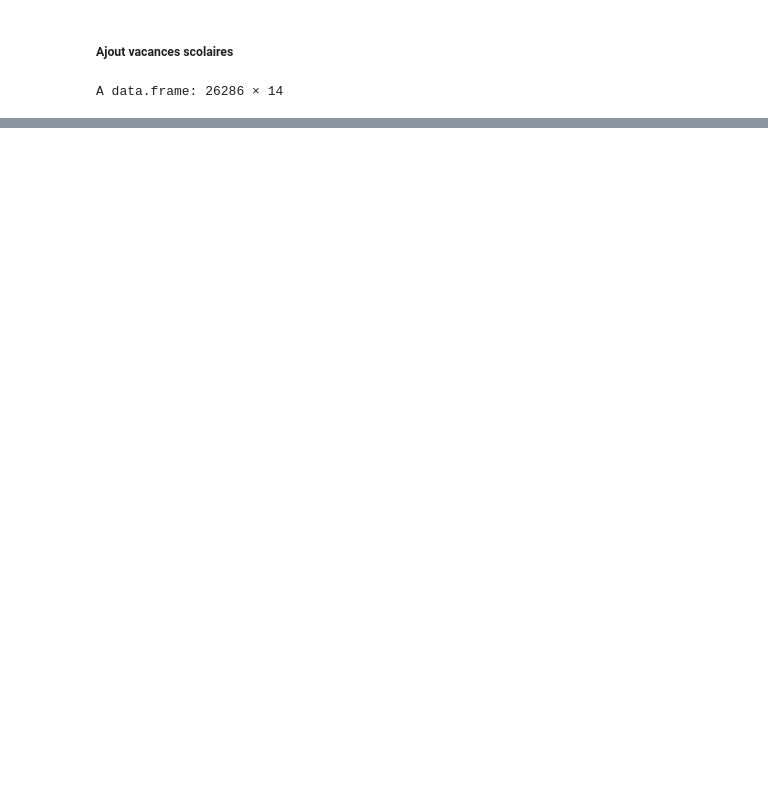
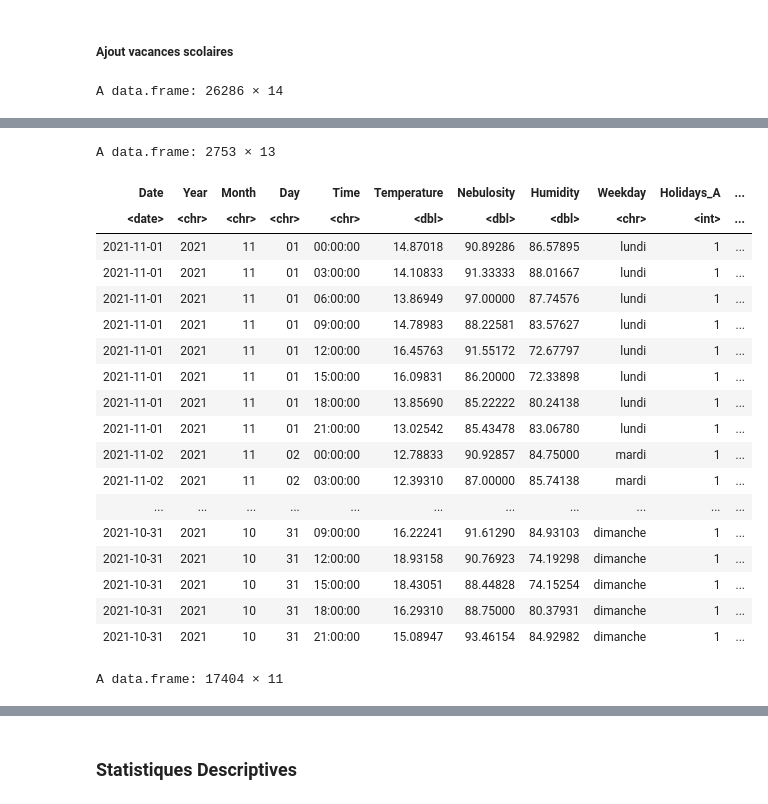
Before and after one commit to PaulineMendras/Seminaire-Modelisation-Stat, a Jupyter notebook: Notebook.ipynb, the cells around one changed output, grey strips where cells are left out. Drawn from its saved outputs; the diff is of its cells as text; code cells hidden in the pictures; blank space fills up the shorter version.

Commit message:
Nettoyage data_test et benchmark

```diff
--- a/Notebook.ipynb
+++ b/Notebook.ipynb
@@ -117,7 +92,12 @@ Joining, by = "Date"
 # %%
 data_train$nom_jour_ferie[is.character(data_train$nom_jour_ferie) & is.na(data_train$nom_jour_ferie)] = 0
 data_train = rename(data_train, jour_ferie = nom_jour_ferie)
-data_train
+
+data_test$nom_jour_ferie[is.character(data_test$nom_jour_ferie) & is.na(data_test$nom_jour_ferie)] = 0
+data_test = rename(data_test, jour_ferie = nom_jour_ferie)
+
+benchmark$nom_jour_ferie[is.character(benchmark$nom_jour_ferie) & is.na(benchmark$nom_jour_ferie)] = 0
+benchmark = rename(benchmark, jour_ferie = nom_jour_ferie)
 # %% [output]
 A data.frame: 26286 × 11
 | Date | Year | Month | Day | Time | Consumption | Temperature | Nebulosity | Humidity | Weekday | ... |
@@ -154,32 +134,73 @@ holidays = rename(holidays,Holidays_B=vacances_zone_b)
 holidays = rename(holidays,Holidays_C=vacances_zone_c)
 # %%
 data_train = left_join(data_train,holidays,"Date")
+
+data_test = left_join(data_test,holidays,"Date")
+
+benchmark = left_join(benchmark,holidays,"Date")
 # %%
 data_train$Holidays_A <- as.integer(as.logical(data_train$Holidays_A))
 data_train$Holidays_B <- as.integer(as.logical(data_train$Holidays_B))
 data_train$Holidays_C <- as.integer(as.logical(data_train$Holidays_C))
+
+data_test$Holidays_A <- as.integer(as.logical(data_test$Holidays_A))
+data_test$Holidays_B <- as.integer(as.logical(data_test$Holidays_B))
+data_test$Holidays_C <- as.integer(as.logical(data_test$Holidays_C))
+
+benchmark$Holidays_A <- as.integer(as.logical(benchmark$Holidays_A))
+benchmark$Holidays_B <- as.integer(as.logical(benchmark$Holidays_B))
+benchmark$Holidays_C <- as.integer(as.logical(benchmark$Holidays_C))
 # %%
 data_train$Holidays <- 0
 data_train$Holidays[data_train$Holidays_A==1 | data_train$Holidays_B==1 | data_train$Holidays_B==1] <- 1
+
+data_test$Holidays <- 0
+data_test$Holidays[data_test$Holidays_A==1 | data_test$Holidays_B==1 | data_test$Holidays_B==1] <- 1
+
+benchmark$Holidays <- 0
+benchmark$Holidays[benchmark$Holidays_A==1 | benchmark$Holidays_B==1 | benchmark$Holidays_B==1] <- 1
 # %%
+#Check
 data_train
+data_test
+benchmark
 # %% [output]
 A data.frame: 26286 × 14
 | Date | Year | Month | Day | Time | Consumption | Temperature | Nebulosity | Humidity | Weekday | ... |
 | <date> | <chr> | <chr> | <chr> | <chr> | <int> | <dbl> | <dbl> | <dbl> | <chr> | ... |
 | 2012-01-01 | 2012 | 01 | 01 | 00:00:00 | 58315 | 13.443860 | 87.50000 | 87.64912 | dimanche | ... |
 | 2012-01-01 | 2012 | 01 | 01 | 03:00:00 | 52496 | 13.370175 | 76.35135 | 88.26786 | dimanche | ... |
 | 2012-01-01 | 2012 | 01 | 01 | 06:00:00 | 45827 | 13.743103 | 78.10638 | 88.19298 | dimanche | ... |
 | 2012-01-01 | 2012 | 01 | 01 | 09:00:00 | 45730 | 13.669643 | 81.27660 | 87.80000 | dimanche | ... |
 | 2012-01-01 | 2012 | 01 | 01 | 12:00:00 | 50975 | 15.675439 | 80.00000 | 81.67857 | dimanche | ... |
 | 2012-01-01 | 2012 | 01 | 01 | 15:00:00 | 49148 | 15.442857 | 83.37209 | 80.67857 | dimanche | ... |
 | 2012-01-01 | 2012 | 01 | 01 | 18:00:00 | 54425 | 13.592727 | 86.32353 | 85.25455 | dimanche | ... |
 | 2012-01-01 | 2012 | 01 | 01 | 21:00:00 | 56054 | 12.868421 | 88.63636 | 87.61404 | dimanche | ... |
 | 2012-01-02 | 2012 | 01 | 02 | 00:00:00 | 55164 | 11.869091 | 87.61290 | 88.10909 | lundi | ... |
 | 2012-01-02 | 2012 | 01 | 02 | 03:00:00 | 48201 | 11.712727 | 82.83784 | 87.92727 | lundi | ... |
 | ... | ... | ... | ... | ... | ... | ... | ... | ... | ... | ... |
 | 2020-12-31 | 2020 | 12 | 31 | 09:00:00 | 66832 | 9.335593 | 92.45946 | 83.01695 | jeudi | ... |
 | 2020-12-31 | 2020 | 12 | 31 | 12:00:00 | 70123 | 10.893220 | 90.71429 | 77.42373 | jeudi | ... |
 | 2020-12-31 | 2020 | 12 | 31 | 15:00:00 | 66441 | 11.127119 | 87.66667 | 75.91525 | jeudi | ... |
 | 2020-12-31 | 2020 | 12 | 31 | 18:00:00 | 69527 | 9.151724 | 91.48148 | 82.18966 | jeudi | ... |
 | 2020-12-31 | 2020 | 12 | 31 | 21:00:00 | 65608 | 8.137931 | 91.93548 | 86.32759 | jeudi | ... |
+A data.frame: 2753 × 13
+| Date | Year | Month | Day | Time | Temperature | Nebulosity | Humidity | Weekday | Holidays_A | ... |
+| <date> | <chr> | <chr> | <chr> | <chr> | <dbl> | <dbl> | <dbl> | <chr> | <int> | ... |
+| 2021-11-01 | 2021 | 11 | 01 | 00:00:00 | 14.87018 | 90.89286 | 86.57895 | lundi | 1 | ... |
+| 2021-11-01 | 2021 | 11 | 01 | 03:00:00 | 14.10833 | 91.33333 | 88.01667 | lundi | 1 | ... |
+| 2021-11-01 | 2021 | 11 | 01 | 06:00:00 | 13.86949 | 97.00000 | 87.74576 | lundi | 1 | ... |
+| 2021-11-01 | 2021 | 11 | 01 | 09:00:00 | 14.78983 | 88.22581 | 83.57627 | lundi | 1 | ... |
+| 2021-11-01 | 2021 | 11 | 01 | 12:00:00 | 16.45763 | 91.55172 | 72.67797 | lundi | 1 | ... |
+| 2021-11-01 | 2021 | 11 | 01 | 15:00:00 | 16.09831 | 86.20000 | 72.33898 | lundi | 1 | ... |
+| 2021-11-01 | 2021 | 11 | 01 | 18:00:00 | 13.85690 | 85.22222 | 80.24138 | lundi | 1 | ... |
+| 2021-11-01 | 2021 | 11 | 01 | 21:00:00 | 13.02542 | 85.43478 | 83.06780 | lundi | 1 | ... |
+| 2021-11-02 | 2021 | 11 | 02 | 00:00:00 | 12.78833 | 90.92857 | 84.75000 | mardi | 1 | ... |
+| 2021-11-02 | 2021 | 11 | 02 | 03:00:00 | 12.39310 | 87.00000 | 85.74138 | mardi | 1 | ... |
+| ... | ... | ... | ... | ... | ... | ... | ... | ... | ... | ... |
+| 2021-10-31 | 2021 | 10 | 31 | 09:00:00 | 16.22241 | 91.61290 | 84.93103 | dimanche | 1 | ... |
+| 2021-10-31 | 2021 | 10 | 31 | 12:00:00 | 18.93158 | 90.76923 | 74.19298 | dimanche | 1 | ... |
+| 2021-10-31 | 2021 | 10 | 31 | 15:00:00 | 18.43051 | 88.44828 | 74.15254 | dimanche | 1 | ... |
+| 2021-10-31 | 2021 | 10 | 31 | 18:00:00 | 16.29310 | 88.75000 | 80.37931 | dimanche | 1 | ... |
+| 2021-10-31 | 2021 | 10 | 31 | 21:00:00 | 15.08947 | 93.46154 | 84.92982 | dimanche | 1 | ... |
+A data.frame: 17404 × 11
@@ -185,0 +225,2 @@ A data.frame: 26286 × 14
+# %% [markdown]
+### Statistiques Descriptives
```
Also changed, not shown: parts of 5 cells of this notebook.
